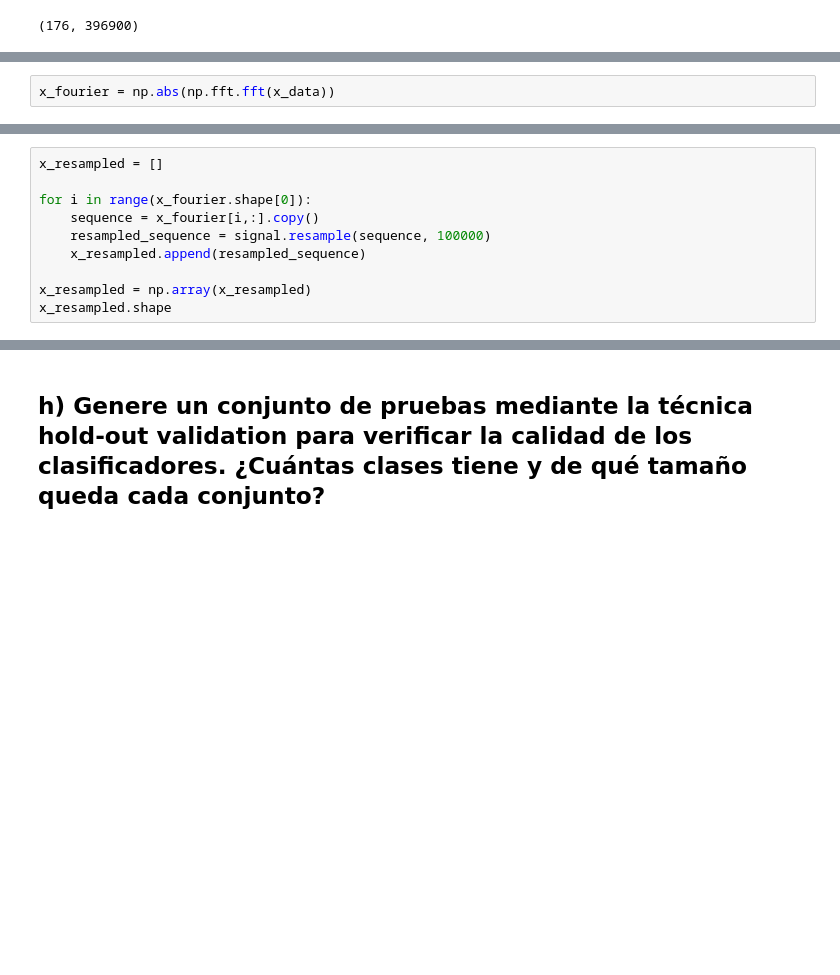
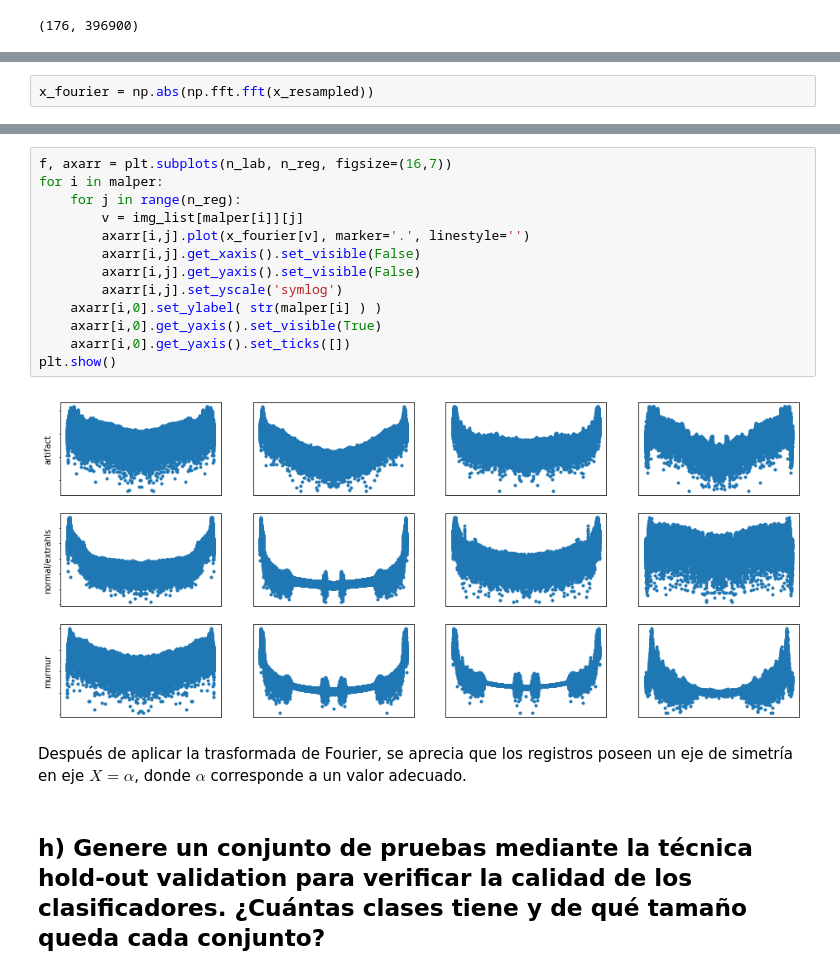
Before and after one commit to Caimapo/MachineLearning2017-02, a Jupyter notebook: Pregunta 2.ipynb, the cells around one changed output, grey strips where cells are left out. Drawn from its saved outputs; the diff is of its cells as text; blank space fills up the shorter version.

```diff
--- a/Pregunta 2.ipynb
+++ b/Pregunta 2.ipynb
@@ -230,2 +315,2 @@ x_data.shape
 # %%
-x_fourier = np.abs(np.fft.fft(x_data))
+x_fourier = np.abs(np.fft.fft(x_resampled))
@@ -236,10 +316,0 @@ MemoryError:
-# %%
-x_resampled = []
-
-for i in range(x_fourier.shape[0]):
-    sequence = x_fourier[i,:].copy()
-    resampled_sequence = signal.resample(sequence, 100000)
-    x_resampled.append(resampled_sequence)
-
-x_resampled = np.array(x_resampled)
-x_resampled.shape
@@ -248,3 +321,20 @@ NameError: name 'x_fourier' is not defined
+# %%
+f, axarr = plt.subplots(n_lab, n_reg, figsize=(16,7))
+for i in malper:
+    for j in range(n_reg):
+        v = img_list[malper[i]][j]
+        axarr[i,j].plot(x_fourier[v], marker='.', linestyle='')
+        axarr[i,j].get_xaxis().set_visible(False)
+        axarr[i,j].get_yaxis().set_visible(False)
+        axarr[i,j].set_yscale('symlog')
+    axarr[i,0].set_ylabel( str(malper[i] ) )
+    axarr[i,0].get_yaxis().set_visible(True)
+    axarr[i,0].get_yaxis().set_ticks([])
+plt.show()
+# %% [output]
+[figure, added]
+# %% [markdown]
+Después de aplicar la trasformada de Fourier, se aprecia que los registros poseen un eje de simetría en eje $X=\alpha$, donde $\alpha$ corresponde a un valor adecuado.
 # %% [markdown]
 ## h) Genere un conjunto de pruebas mediante la técnica hold-out validation para verificar la calidad de los clasificadores. ¿Cuántas clases tiene y de qué tamaño queda cada conjunto?
 # %%
```
Also changed, not shown: parts of 86 cells of this notebook.
